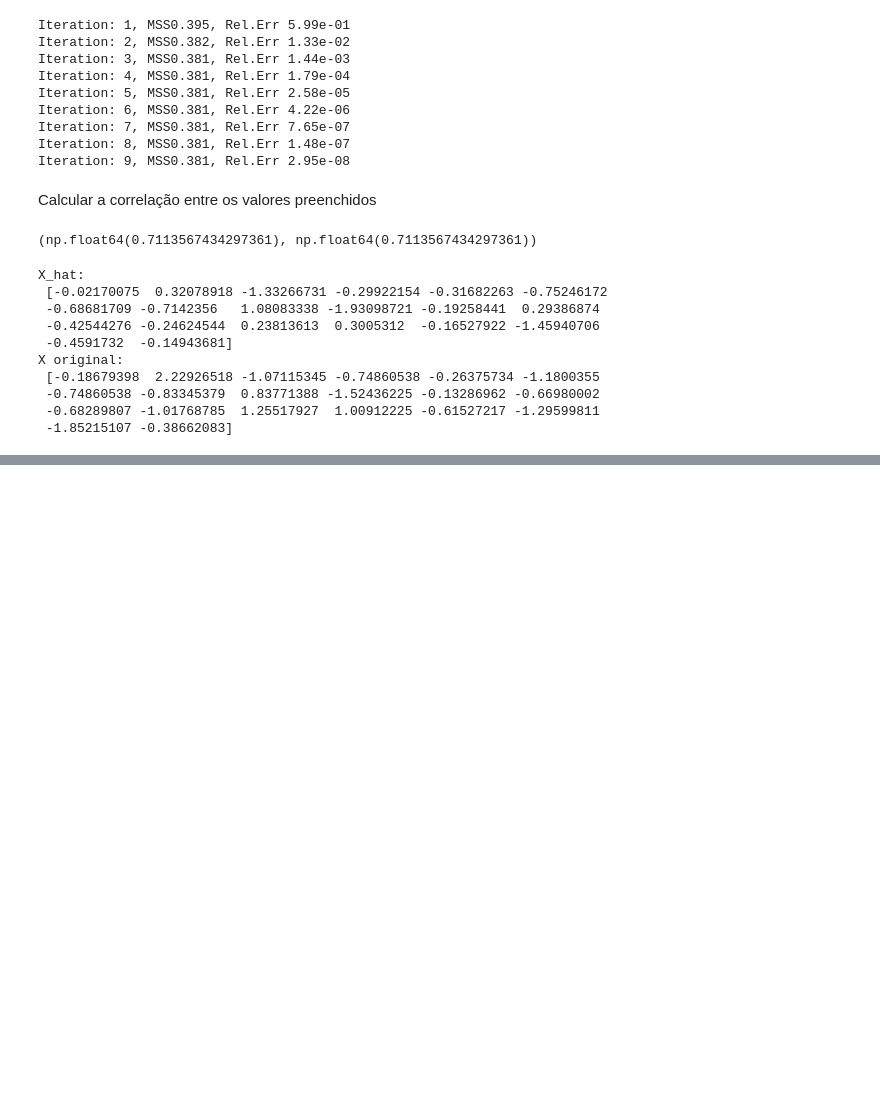
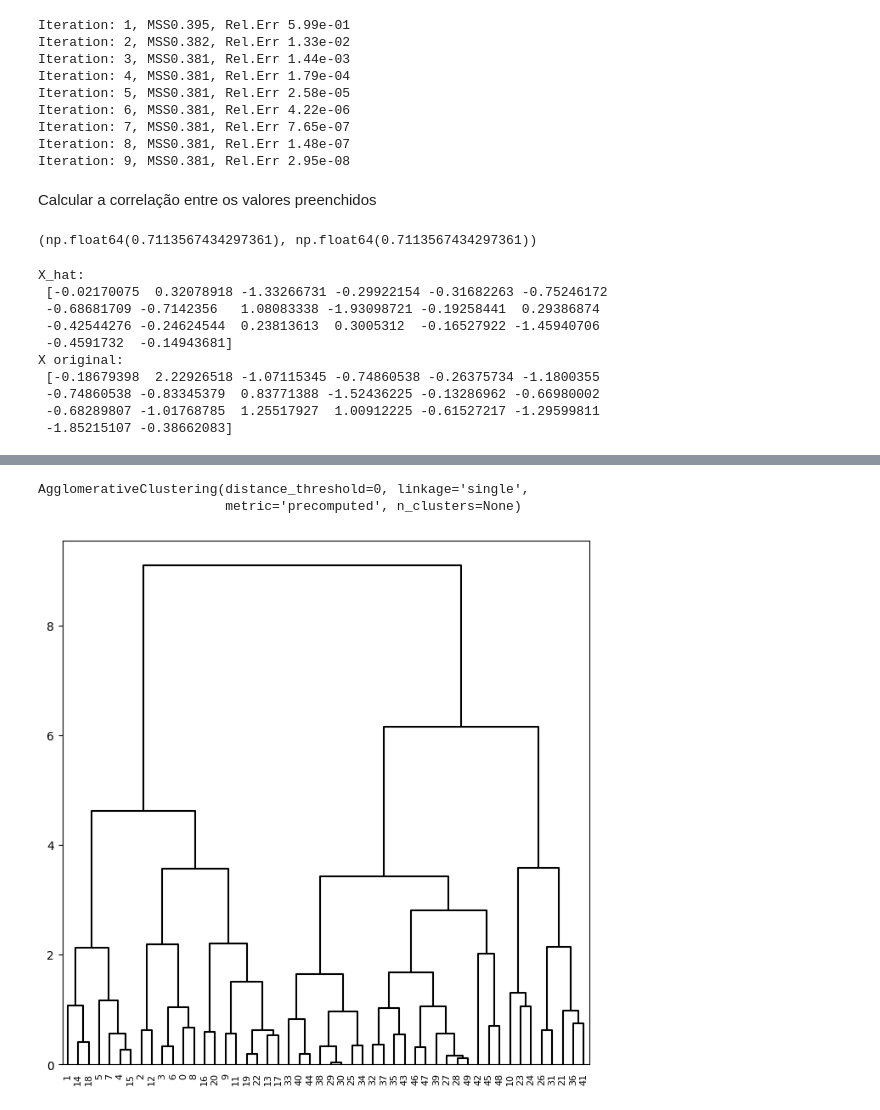
Before and after one commit to oliveira-silva-lucas/ISLP, a Jupyter notebook: Cap_12_Unsupervised_Learning/lab_12.ipynb, the cells around one changed output, grey strips where cells are left out. Drawn from its saved outputs; the diff is of its cells as text; code cells hidden in the pictures; blank space fills up the shorter version.

```diff
--- a/Cap_12_Unsupervised_Learning/lab_12.ipynb
+++ b/Cap_12_Unsupervised_Learning/lab_12.ipynb
@@ -376,0 +458,21 @@ X original:
+# %%
+D = np.zeros((X.shape[0], X.shape[0]))
+for i in range (X.shape[0]):
+    x_ = np.multiply.outer(np.ones(X.shape[0]), X[i])
+    D[i] = np.sqrt(np.sum((X - x_)**2,1))
+hc_sing_pre = HClust(distance_threshold=0,
+                     n_clusters=None,
+                     metric='precomputed',
+                     linkage='single')
+hc_sing_pre.fit(D)
+# %% [output]
+AgglomerativeClustering(distance_threshold=0, linkage='single',
+                        metric='precomputed', n_clusters=None)
+# %%
+cargs = {'color_threshold':-np.inf,
+         'above_threshold_color':'black'}
+linkage_comp = compute_linkage(hc_comp)
+fig, ax = plt.subplots(1,1,figsize=(8,8))
+dendrogram(linkage_comp, ax=ax, **cargs);
+# %% [output]
+[figure, added]
```
Also changed, not shown: parts of 20 cells of this notebook.
